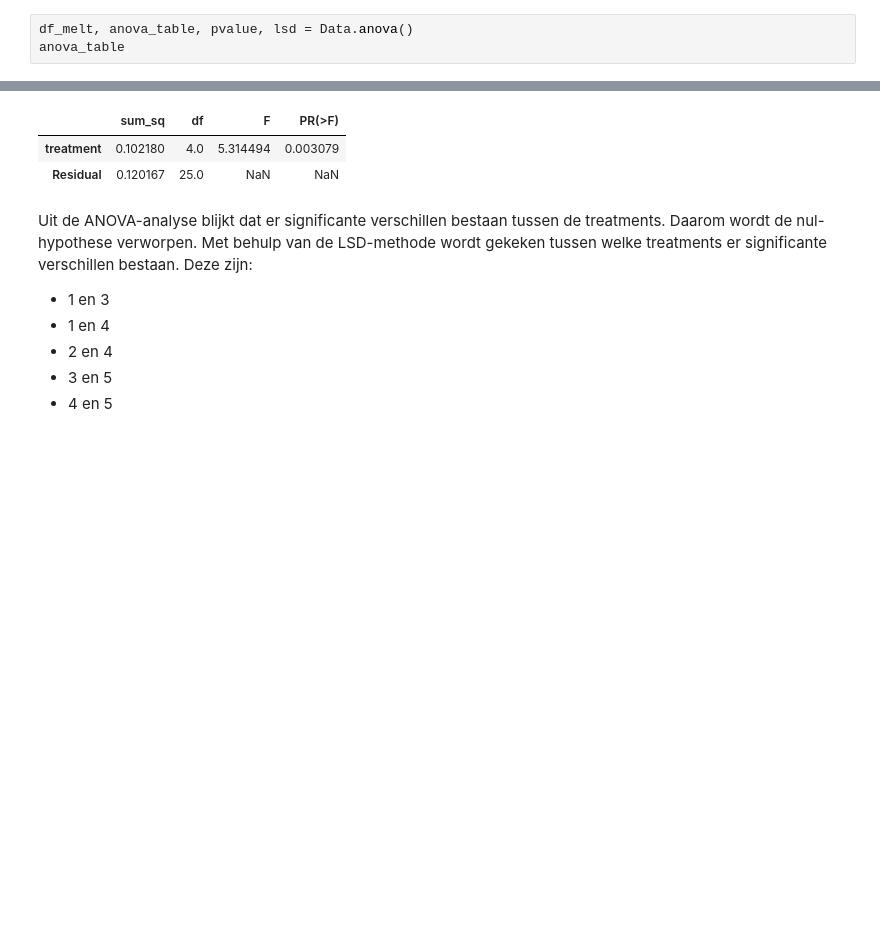
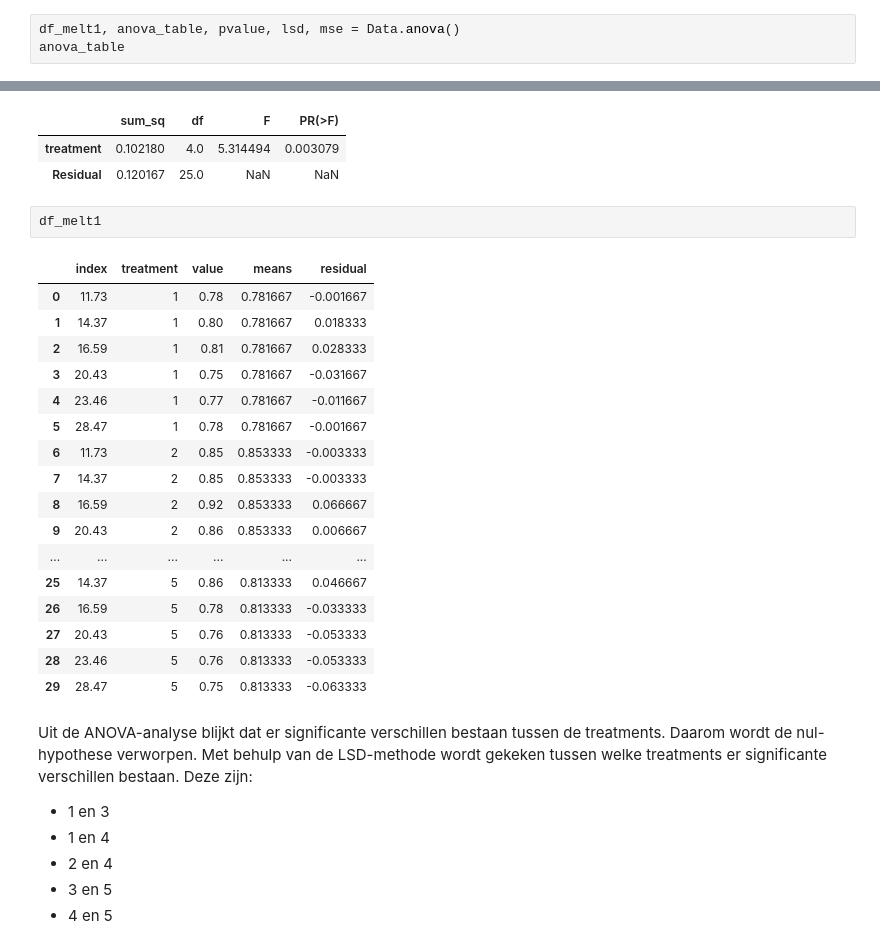
Before and after one commit to R4vante/School, a Jupyter notebook: DOE/ex13_47.ipynb, the cells around one changed output, grey strips where cells are left out. Drawn from its saved outputs; the diff is of its cells as text; blank space fills up the shorter version.

```diff
--- a/DOE/ex13_47.ipynb
+++ b/DOE/ex13_47.ipynb
@@ -47,7 +47,7 @@ Data.boxplot()
 # %% [markdown]
 # Anova analyze
 # %%
-df_melt, anova_table, pvalue, lsd = Data.anova()
+df_melt1, anova_table, pvalue, lsd, mse = Data.anova()
 anova_table
 # %% [output]
 H0 rejected
@@ -64,6 +64,26 @@ H0 rejected
 |  | sum_sq | df | F | PR(>F) |
 | treatment | 0.102180 | 4.0 | 5.314494 | 0.003079 |
 | Residual | 0.120167 | 25.0 | NaN | NaN |
+# %%
+df_melt1
+# %% [output]
+|  | index | treatment | value | means | residual |
+| 0 | 11.73 | 1 | 0.78 | 0.781667 | -0.001667 |
+| 1 | 14.37 | 1 | 0.80 | 0.781667 | 0.018333 |
+| 2 | 16.59 | 1 | 0.81 | 0.781667 | 0.028333 |
+| 3 | 20.43 | 1 | 0.75 | 0.781667 | -0.031667 |
+| 4 | 23.46 | 1 | 0.77 | 0.781667 | -0.011667 |
+| 5 | 28.47 | 1 | 0.78 | 0.781667 | -0.001667 |
+| 6 | 11.73 | 2 | 0.85 | 0.853333 | -0.003333 |
+| 7 | 14.37 | 2 | 0.85 | 0.853333 | -0.003333 |
+| 8 | 16.59 | 2 | 0.92 | 0.853333 | 0.066667 |
+| 9 | 20.43 | 2 | 0.86 | 0.853333 | 0.006667 |
+| ... | ... | ... | ... | ... | ... |
+| 25 | 14.37 | 5 | 0.86 | 0.813333 | 0.046667 |
+| 26 | 16.59 | 5 | 0.78 | 0.813333 | -0.033333 |
+| 27 | 20.43 | 5 | 0.76 | 0.813333 | -0.053333 |
+| 28 | 23.46 | 5 | 0.76 | 0.813333 | -0.053333 |
+| 29 | 28.47 | 5 | 0.75 | 0.813333 | -0.063333 |
 # %% [markdown]
 Uit de ANOVA-analyse blijkt dat er significante verschillen bestaan tussen de treatments. Daarom wordt de nul-hypothese verworpen. Met behulp van de LSD-methode wordt gekeken tussen welke treatments er significante verschillen bestaan. Deze zijn:
 
```
Also changed, not shown: parts of 4 cells of this notebook, 4 other files.
